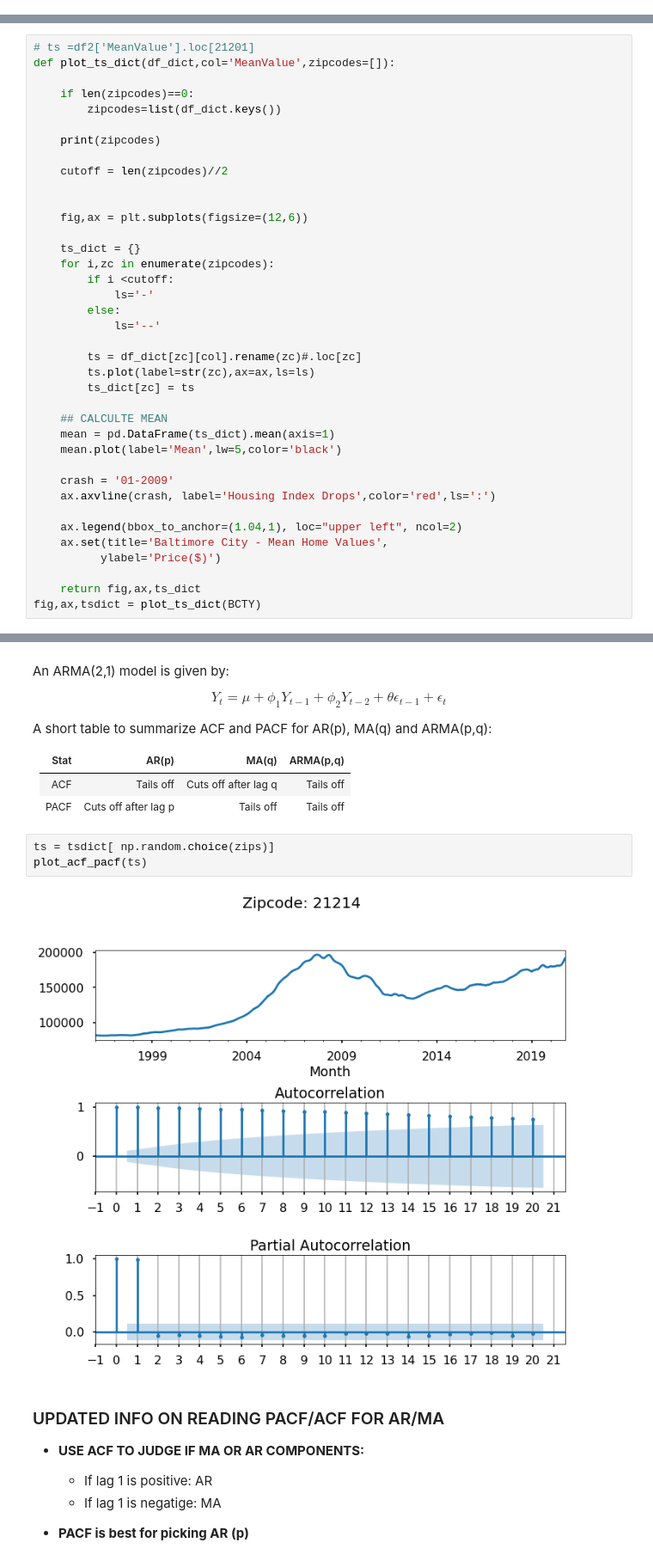
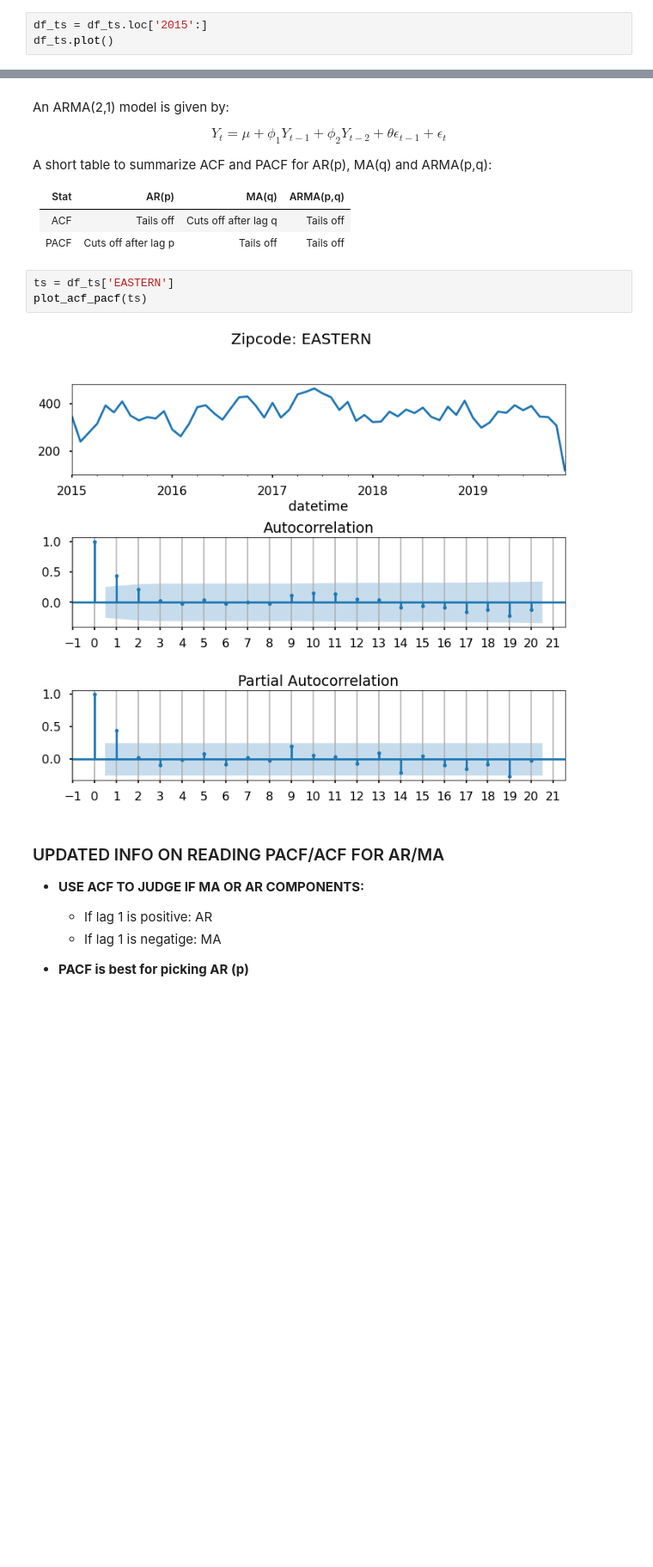
Before and after one commit to vinayakmodgil/my-best-lessons-and-code-jmi, a Jupyter notebook: Mod 4 Project/mod_4_project_for_class_crime_data.ipynb, the cells around one changed output, grey strips where cells are left out. Shown at 86% size. Drawn from its saved outputs; the diff is of its cells as text; blank space fills up the shorter version.

```diff
--- a/Mod 4 Project/mod_4_project_for_class_crime_data.ipynb
+++ b/Mod 4 Project/mod_4_project_for_class_crime_data.ipynb
@@ -358,0 +421,3 @@ BCTY
+# %%
+df_ts = df_ts.loc['2015':]
+df_ts.plot()
@@ -359,40 +443,2 @@ BCTY
 # %% [markdown]
 # Step 3: EDA and Visualization
-# %%
-# ts =df2['MeanValue'].loc[21201]
-def plot_ts_dict(df_dict,col='MeanValue',zipcodes=[]):
-
-    if len(zipcodes)==0:
-        zipcodes=list(df_dict.keys())
-
-    print(zipcodes)
-
-    cutoff = len(zipcodes)//2
-
-
-    fig,ax = plt.subplots(figsize=(12,6))
-
-    ts_dict = {}
-    for i,zc in enumerate(zipcodes):
-        if i <cutoff:
-            ls='-'
-        else:
-            ls='--'
-
-        ts = df_dict[zc][col].rename(zc)#.loc[zc]
-        ts.plot(label=str(zc),ax=ax,ls=ls)
-        ts_dict[zc] = ts
-
-    ## CALCULTE MEAN
-    mean = pd.DataFrame(ts_dict).mean(axis=1)
-    mean.plot(label='Mean',lw=5,color='black')
-
-    crash = '01-2009'
-    ax.axvline(crash, label='Housing Index Drops',color='red',ls=':')
-
-    ax.legend(bbox_to_anchor=(1.04,1), loc="upper left", ncol=2)
-    ax.set(title='Baltimore City - Mean Home Values',
-          ylabel='Price($)')
-
-    return fig,ax,ts_dict
-fig,ax,tsdict = plot_ts_dict(BCTY)
@@ -478,10 +493,10 @@ A short table to summarize ACF and PACF for AR(p), MA(q) and ARMA(p,q):
 |   ACF | Tails off   |  Cuts off after lag q |  Tails off   |
 |   PACF | Cuts off after lag p  |   Tails off  |  Tails off  |
 # %%
-ts = tsdict[ np.random.choice(zips)]
+ts = df_ts['EASTERN']
 plot_acf_pacf(ts)
 # %% [output]
-[figure, old version]
+[figure, new version]
 # %% [markdown]
 ### UPDATED INFO ON READING PACF/ACF FOR AR/MA
 - **USE ACF TO JUDGE IF MA OR AR COMPONENTS:**
```
Also changed, not shown: parts of 63 cells of this notebook.
